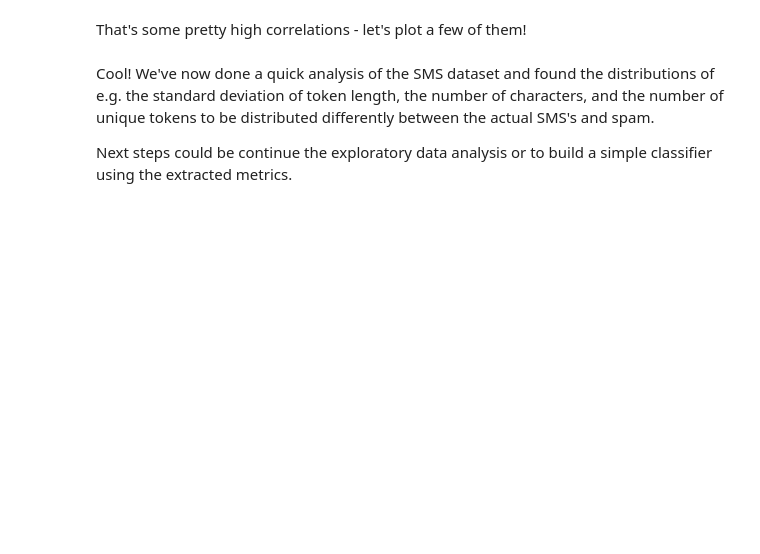
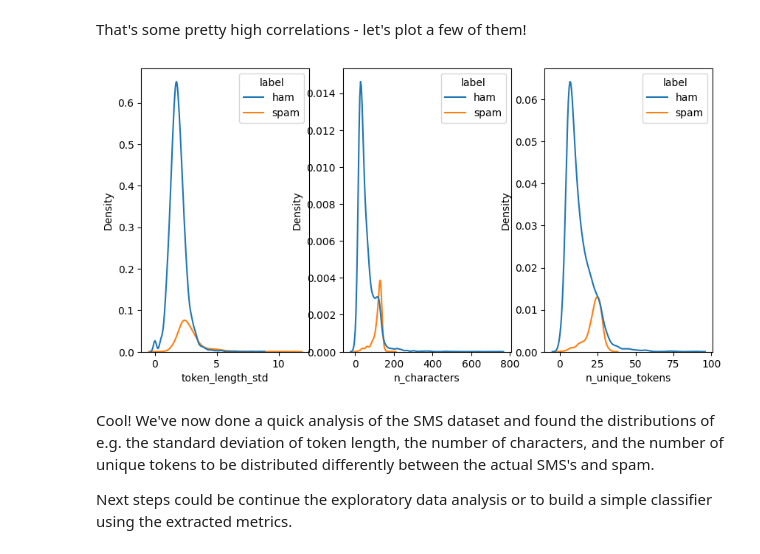
Before and after one commit to HLasse/TextDescriptives, a Jupyter notebook: docs/tutorials/introductory_tutorial.ipynb, the cells around one changed output. Drawn from its saved outputs; the diff is of its cells as text; code cells hidden in the pictures; blank space fills up the shorter version.

```diff
--- a/docs/tutorials/introductory_tutorial.ipynb
+++ b/docs/tutorials/introductory_tutorial.ipynb
@@ -66,7 +122,7 @@ sns.boxplot(x="label", y="lix", data=df)
 Let's run a quick test to see if any of our metrics correlate strongly with the label
 # %%
 # encode the label as a boolean
-df["is_ham"] = df["label"] == "ham"
+metrics_df["is_ham"] = metrics_df["label"] == "ham"
 # compute the correlation between all metrics and the label
-metrics_correlations = metrics.corrwith(df["is_ham"]).sort_values(key=abs, ascending=False)
+metrics_correlations = metrics.corrwith(metrics_df["is_ham"]).sort_values(key=abs, ascending=False)
 metrics_correlations[:10]
@@ -75,9 +143,11 @@ That's some pretty high correlations - let's plot a few of them!
 # %%
 # plot a kde plot for the top 3 metrics
 import matplotlib.pyplot as plt
 fig, ax = plt.subplots(1,3, figsize=(10, 5), sharey=False)
 for i, metric in enumerate(metrics_correlations.index[:3]):
-    sns.kdeplot(df, x=metric, hue="label", ax=ax[i])
+    sns.kdeplot(metrics_df, x=metric, hue="label", ax=ax[i])
+# %% [output]
+[figure, added]
 # %% [markdown]
 Cool! We've now done a quick analysis of the SMS dataset and found the distributions of e.g. the standard deviation of token length, the number of characters, and the number of unique tokens to be distributed differently between the actual SMS's and spam.
 
```
Also changed, not shown: parts of 19 cells of this notebook, 1 other file.
